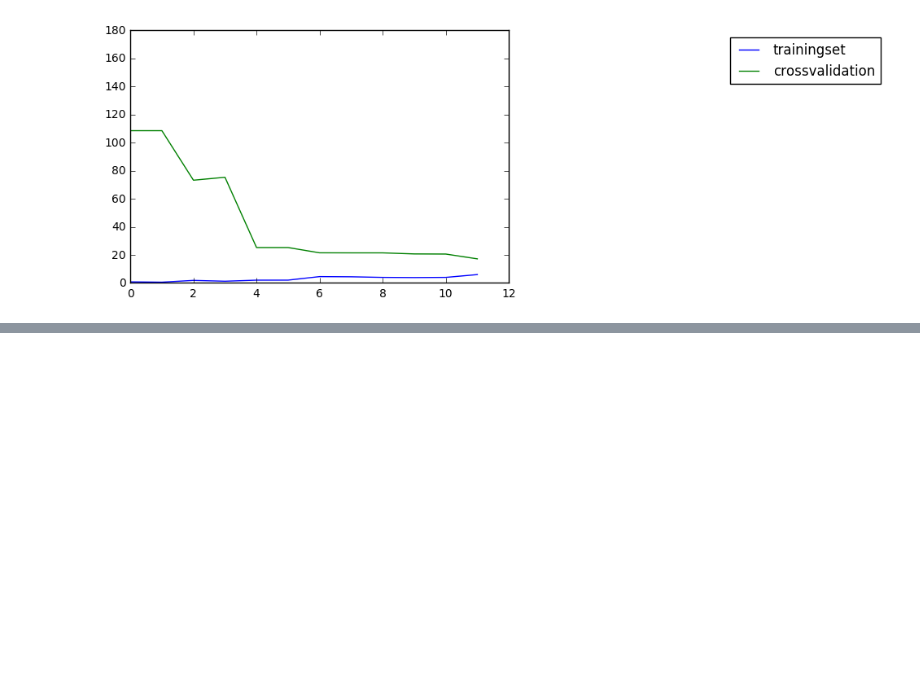
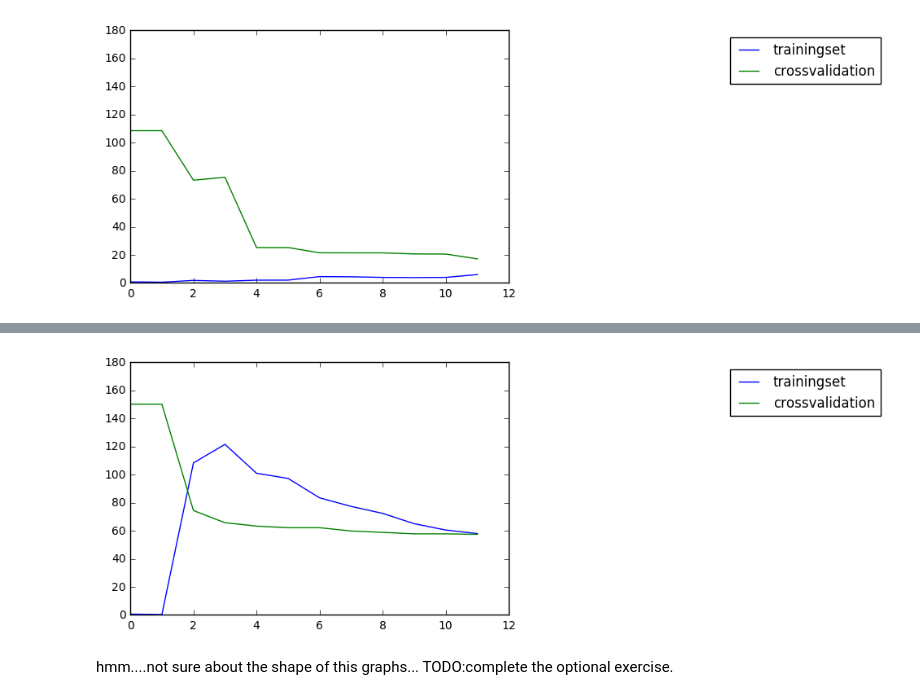
Before and after one commit to gurbraj/ML, a Jupyter notebook: ex5_bias_vs_variance/ex5_bias_vs_variance.ipynb, the cells around one changed output, grey strips where cells are left out. Saved outputs shown, nothing was run; the diff lists cells and outputs as text; code cells hidden in the pictures; blank space fills up the shorter version.

Commit message:
some updates on the first 2 previous exercises

```diff
--- a/ex5_bias_vs_variance/ex5_bias_vs_variance.ipynb
+++ b/ex5_bias_vs_variance/ex5_bias_vs_variance.ipynb
@@ -405,0 +417,2 @@ plt.show()
+# %%
+cost_lst,cost_lst_val=learning_curve2(theta_array, X_poly_feat,Y,Xval_poly_feat,Yval, l=100)
@@ -405,0 +432,14 @@ plt.show()
+# %%
+plt.plot(range(12),cost_lst, label='trainingset')
+plt.plot(range(12),cost_lst_val[0:12], label='crossvalidation')
+plt.legend(bbox_to_anchor=(2, 1))
+axes = plt.gca()
+#axes.set_xlim([xmin,xmax])
+axes.set_ylim([0,180])
+axes.set_xlim([0,12])
+plt.show()
+# %% [output]
+[figure, added]
+# %% [markdown]
+hmm....not sure about the shape of this graphs...
+TODO:complete the optional exercise.
```
Also changed, not shown: parts of 7 cells of this notebook, 2 other files.
